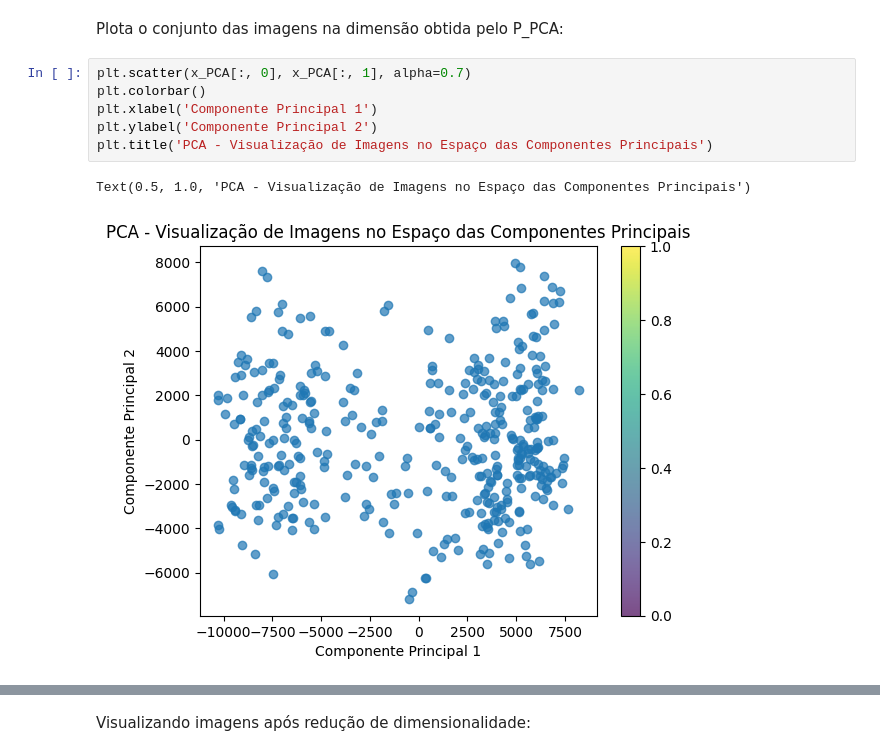
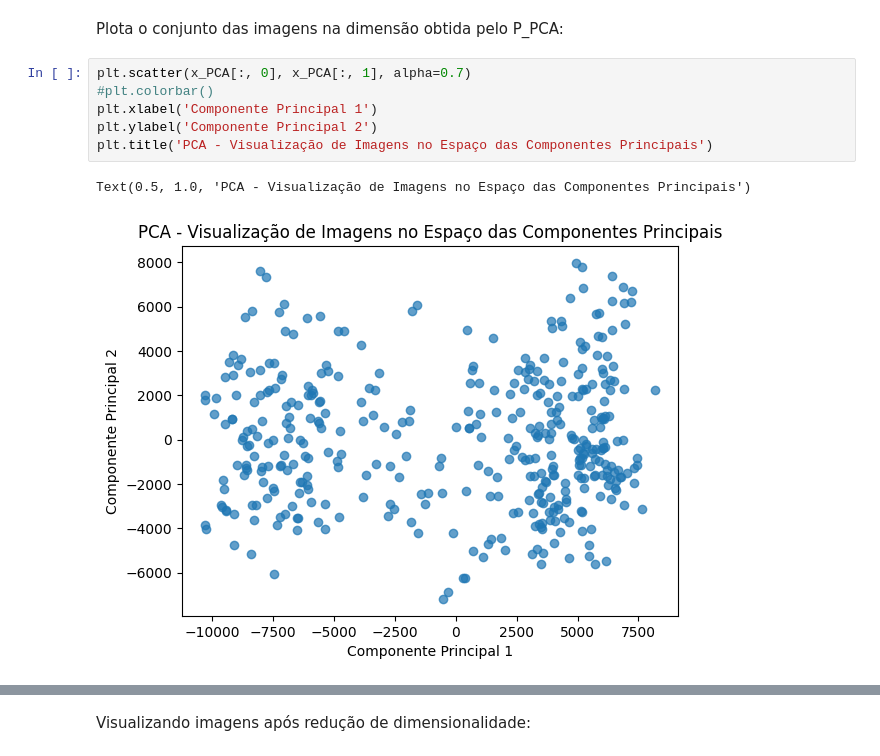
Before and after one commit to lorran-araujo/LNCC, a Jupyter notebook: disciplinas/redes-neurais/codes/lista2/exercicio3.ipynb, the cells around one changed output, grey strips where cells are left out. Drawn from its saved outputs; the diff is of its cells as text.

```diff
--- a/disciplinas/redes-neurais/codes/lista2/exercicio3.ipynb
+++ b/disciplinas/redes-neurais/codes/lista2/exercicio3.ipynb
@@ -157,10 +162,10 @@ x_PCA.shape
 Plota o conjunto das imagens na dimensão obtida pelo P_PCA:
 # %%
 plt.scatter(x_PCA[:, 0], x_PCA[:, 1], alpha=0.7)
-plt.colorbar()
+#plt.colorbar()
 plt.xlabel('Componente Principal 1')
 plt.ylabel('Componente Principal 2')
 plt.title('PCA - Visualização de Imagens no Espaço das Componentes Principais')
 # %% [output]
 Text(0.5, 1.0, 'PCA - Visualização de Imagens no Espaço das Componentes Principais')
-[figure, old version]
+[figure, new version]
```
Also changed, not shown: parts of 7 cells of this notebook, 26 other files.
